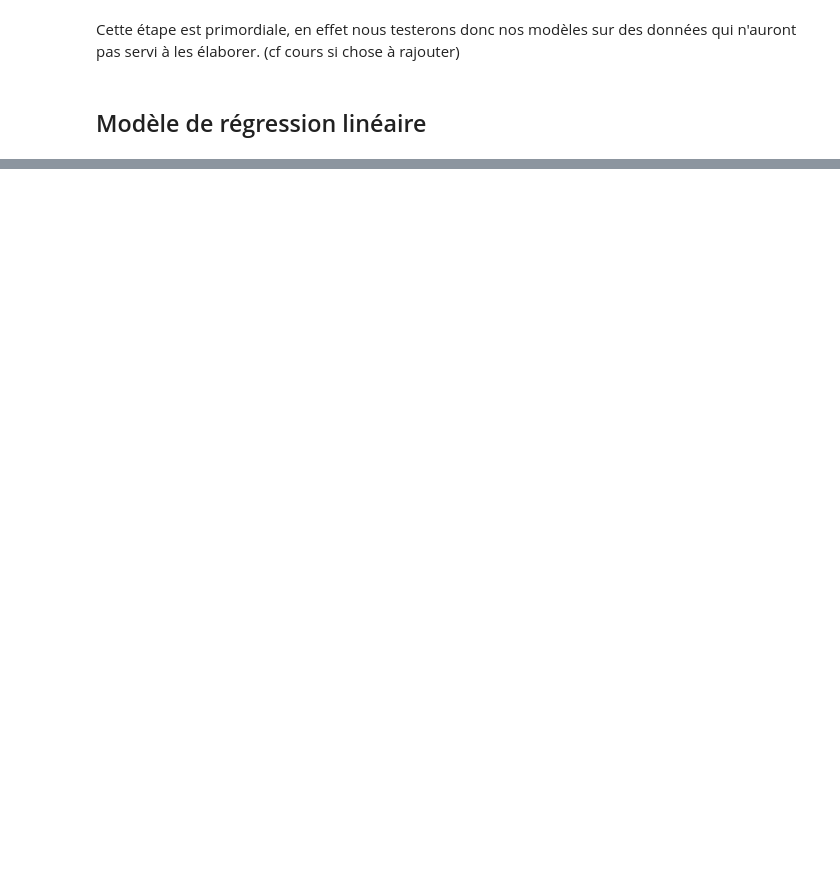
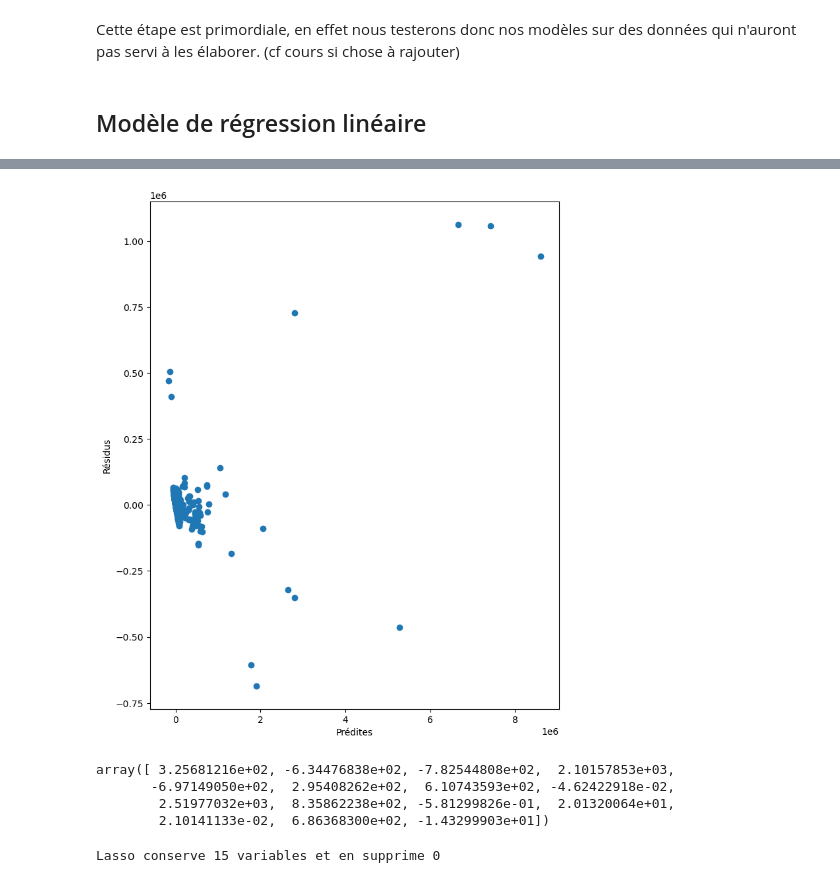
Before and after one commit to julien-richaume/projet_machine_learning, a Jupyter notebook: Projet-ML-Python(3).ipynb, the cells around one changed output, grey strips where cells are left out. Drawn from its saved outputs; the diff is of its cells as text; code cells hidden in the pictures; blank space fills up the shorter version.

Commit message:
debut modèle linéaire

```diff
--- a/Projet-ML-Python(3).ipynb
+++ b/Projet-ML-Python(3).ipynb
@@ -671,0 +744,29 @@ Cette étape est primordiale, en effet nous testerons donc nos modèles sur des
+# %%
+plt.plot(prev,y_test-prev,"o")
+plt.xlabel(u"Prédites")
+plt.ylabel(u"Résidus")
+plt.hlines(0,40,220)
+plt.show()
+
+#changer l'échelle
+# %% [output]
+[figure, added]
+# %%
+# Calcul des différents coefficients
+regLasso=linear_model.Lasso(alpha=regLassOpt.best_params_['alpha'])
+model_lasso=regLasso.fit(X_train_quanti,y_train)
+model_lasso.coef_
+# %% [output]
+array([ 3.25681216e+02, -6.34476838e+02, -7.82544808e+02,  2.10157853e+03,
+       -6.97149050e+02,  2.95408262e+02,  6.10743593e+02, -4.62422918e-02,
+        2.51977032e+03,  8.35862238e+02, -5.81299826e-01,  2.01320064e+01,
+        2.10141133e-02,  6.86368300e+02, -1.43299903e+01])
+# %%
+#Observation des coefficients garder par la pénalisation Lasso dans le modèle linaire
+coef = pd.Series(model_lasso.coef_, index = X_train_quanti.columns)
+print("Lasso conserve " + str(sum(coef != 0)) +
+      " variables et en supprime " +  str(sum(coef == 0)))
+
+#et bien c'est pas foufou la
+# %% [output]
+Lasso conserve 15 variables et en supprime 0
```
Also changed, not shown: parts of 39 cells of this notebook.
